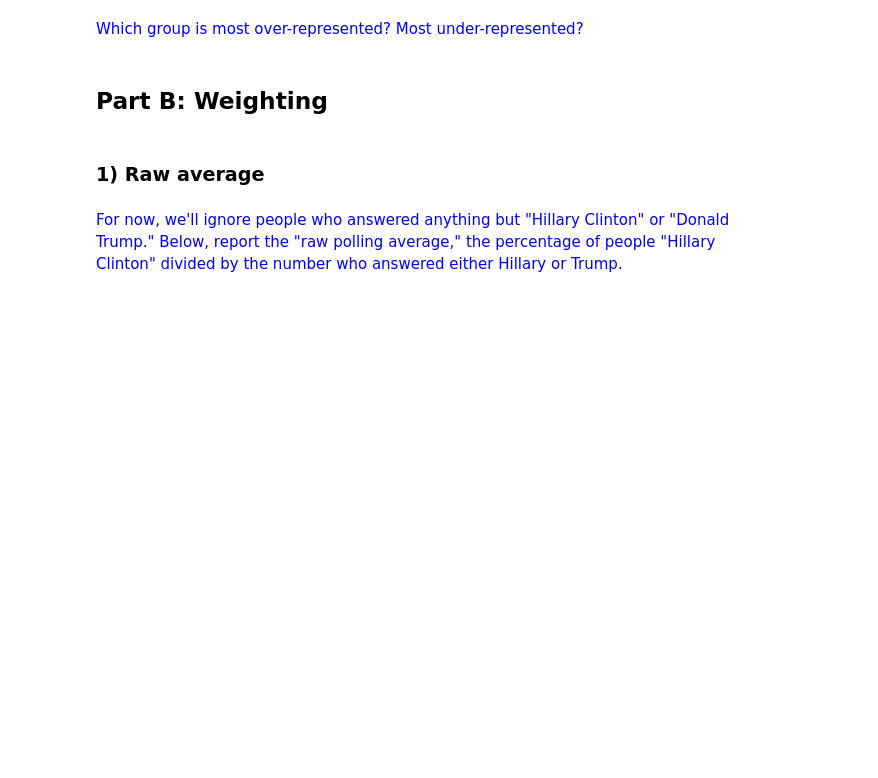
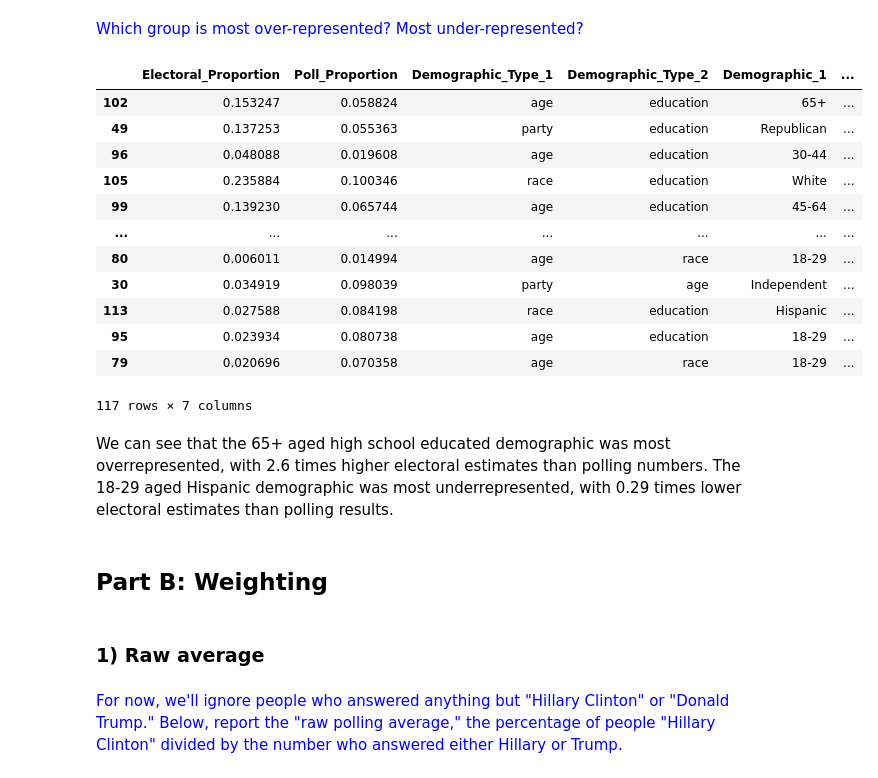
Before and after one commit to martinsun0/People-Data-Systems, a Jupyter notebook: HW1/HW1_assignment.ipynb, the cells around one changed output. Saved outputs shown, nothing was run; the diff lists cells and outputs as text; code cells hidden in the pictures; blank space fills up the shorter version.

```diff
--- a/HW1/HW1_assignment.ipynb
+++ b/HW1/HW1_assignment.ipynb
@@ -85,5 +159,25 @@ dfdemographic contains estimates of likely voters in Florida in 2016. When Demog
 # %% [markdown]
 <font color='blue'>Which group is most over-represented? Most under-represented?</font>
+# %%
+dfdemographic['Representation'] = dfdemographic.Electoral_Proportion/dfdemographic.Poll_Proportion
+dfdemographic.sort_values(by=['Representation'], ascending = False)
+# %% [output]
+|  | Electoral_Proportion | Poll_Proportion | Demographic_Type_1 | Demographic_Type_2 | Demographic_1 | ... |
+| 102 | 0.153247 | 0.058824 | age | education | 65+ | ... |
+| 49 | 0.137253 | 0.055363 | party | education | Republican | ... |
+| 96 | 0.048088 | 0.019608 | age | education | 30-44 | ... |
+| 105 | 0.235884 | 0.100346 | race | education | White | ... |
+| 99 | 0.139230 | 0.065744 | age | education | 45-64 | ... |
+| ... | ... | ... | ... | ... | ... | ... |
+| 80 | 0.006011 | 0.014994 | age | race | 18-29 | ... |
+| 30 | 0.034919 | 0.098039 | party | age | Independent | ... |
+| 113 | 0.027588 | 0.084198 | race | education | Hispanic | ... |
+| 95 | 0.023934 | 0.080738 | age | education | 18-29 | ... |
+| 79 | 0.020696 | 0.070358 | age | race | 18-29 | ... |
+117 rows × 7 columns
+# %% [markdown]
+We can see that the 65+ aged high school educated demographic was most overrepresented, with 2.6 times higher electoral estimates than polling numbers.
+The 18-29 aged Hispanic demographic was most underrepresented, with 0.29 times lower electoral estimates than polling results.
 # %% [markdown]
 ## Part B: Weighting
 # %% [markdown]
```
Also changed, not shown: parts of 19 cells of this notebook, 2 other files.
